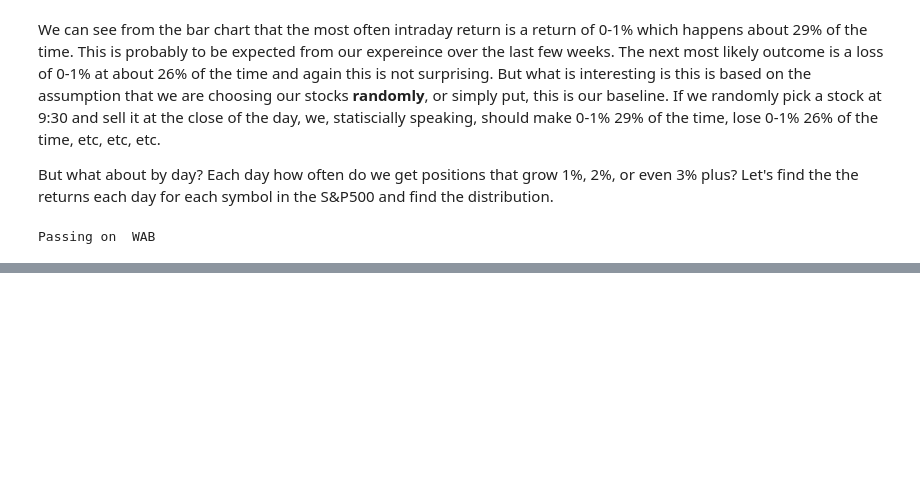
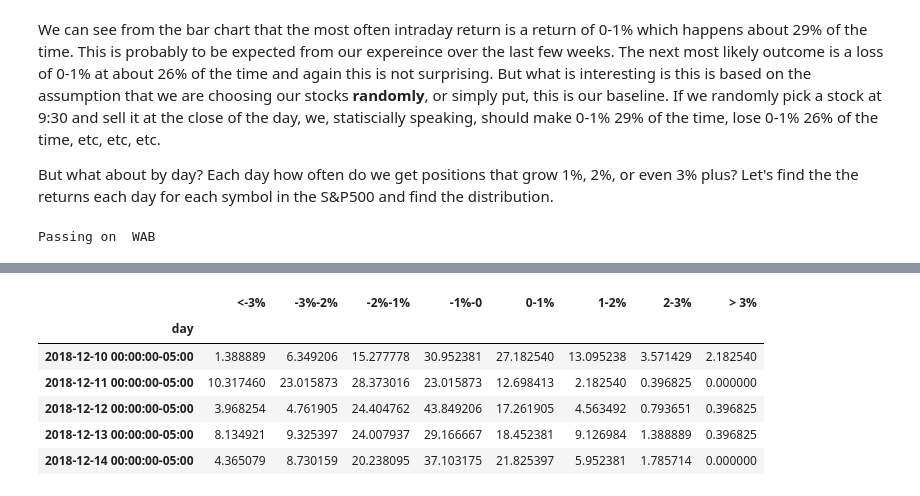
Before and after one commit to clcarver1130/carver_hunt_trading, a Jupyter notebook: research/stats_analysis.ipynb, the cells around one changed output, grey strips where cells are left out. Drawn from its saved outputs; the diff is of its cells as text; code cells hidden in the pictures; blank space fills up the shorter version.

```diff
--- a/research/stats_analysis.ipynb
+++ b/research/stats_analysis.ipynb
@@ -116,0 +110,10 @@ df_day
+# %%
+df_percent.head()
+# %% [output]
+|  | <-3% | -3%-2% | -2%-1% | -1%-0 | 0-1% | 1-2% | 2-3% | > 3% |
+| day |  |  |  |  |  |  |  |  |
+| 2018-12-10 00:00:00-05:00 | 1.388889 | 6.349206 | 15.277778 | 30.952381 | 27.182540 | 13.095238 | 3.571429 | 2.182540 |
+| 2018-12-11 00:00:00-05:00 | 10.317460 | 23.015873 | 28.373016 | 23.015873 | 12.698413 | 2.182540 | 0.396825 | 0.000000 |
+| 2018-12-12 00:00:00-05:00 | 3.968254 | 4.761905 | 24.404762 | 43.849206 | 17.261905 | 4.563492 | 0.793651 | 0.396825 |
+| 2018-12-13 00:00:00-05:00 | 8.134921 | 9.325397 | 24.007937 | 29.166667 | 18.452381 | 9.126984 | 1.388889 | 0.396825 |
+| 2018-12-14 00:00:00-05:00 | 4.365079 | 8.730159 | 20.238095 | 37.103175 | 21.825397 | 5.952381 | 1.785714 | 0.000000 |
```
Also changed, not shown: parts of 7 cells of this notebook.
